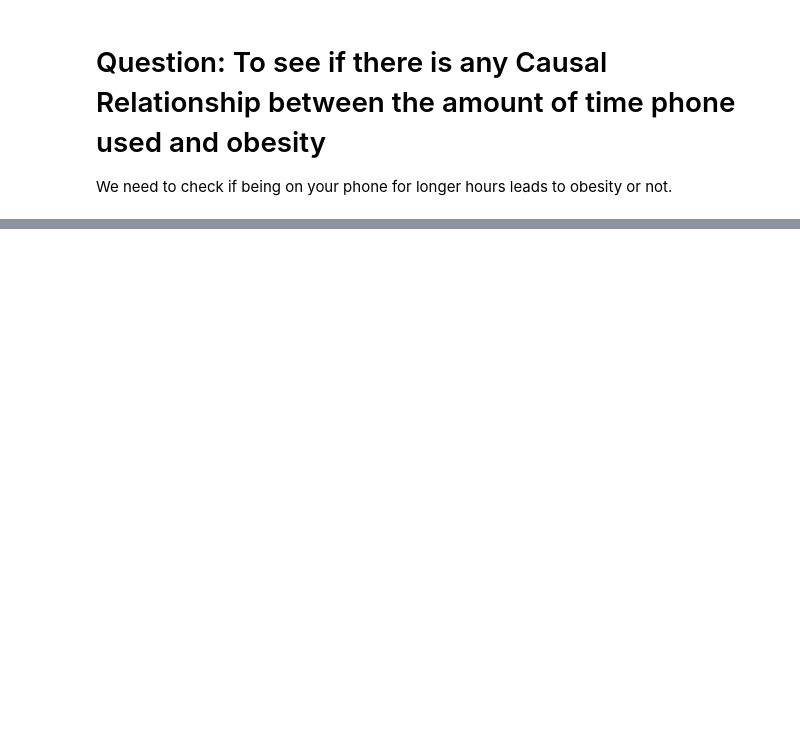
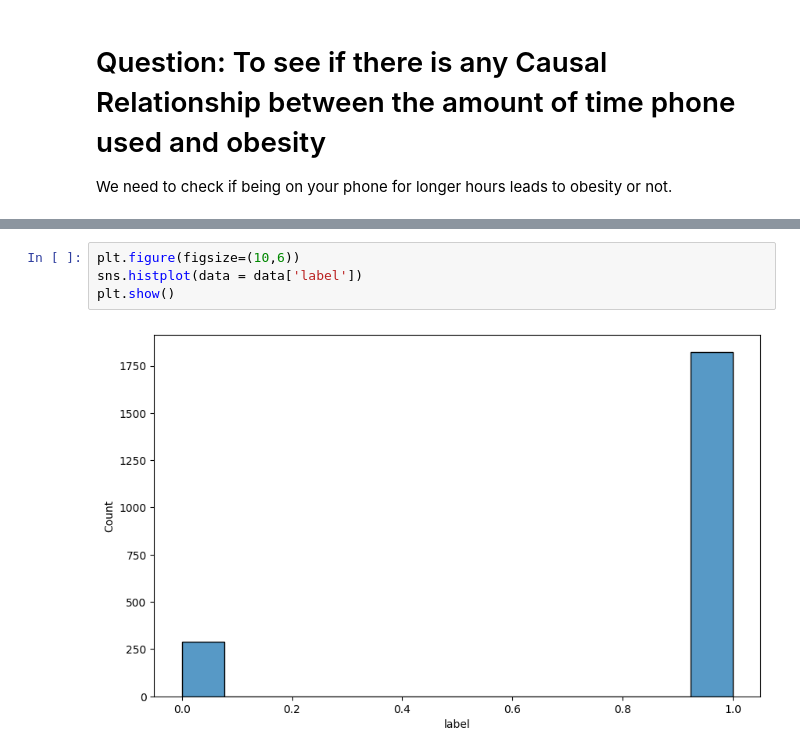
Before and after one commit to omkarnaik713/Causal-Inference-Research, a Jupyter notebook: obesity.ipynb, the cells around one changed output, grey strips where cells are left out. Cells and saved outputs as stored; diff of their text form; blank space fills up the shorter version.

```diff
--- a/obesity.ipynb
+++ b/obesity.ipynb
@@ -52,0 +111,6 @@ We need to check if being on your phone for longer hours leads to obesity or not
+# %%
+plt.figure(figsize=(10,6))
+sns.histplot(data = data['label'])
+plt.show()
+# %% [output]
+[figure, added]
```
Also changed, not shown: parts of 12 cells of this notebook.
